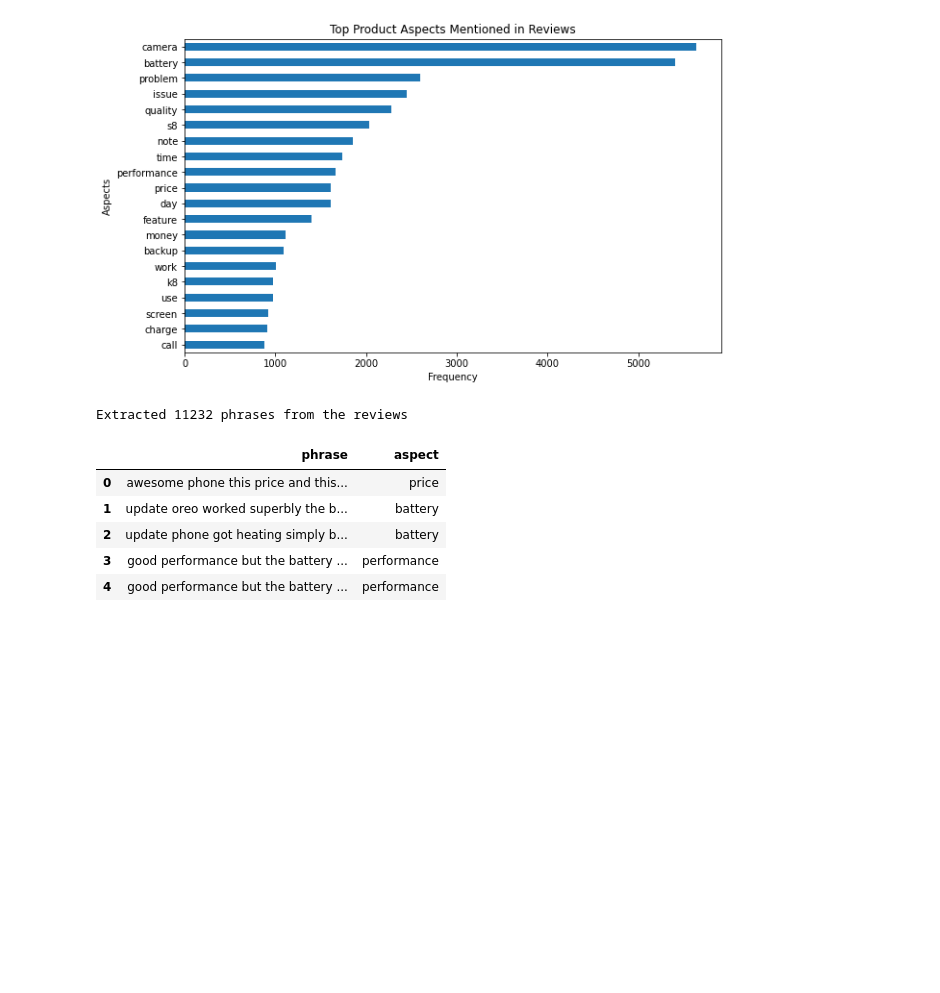
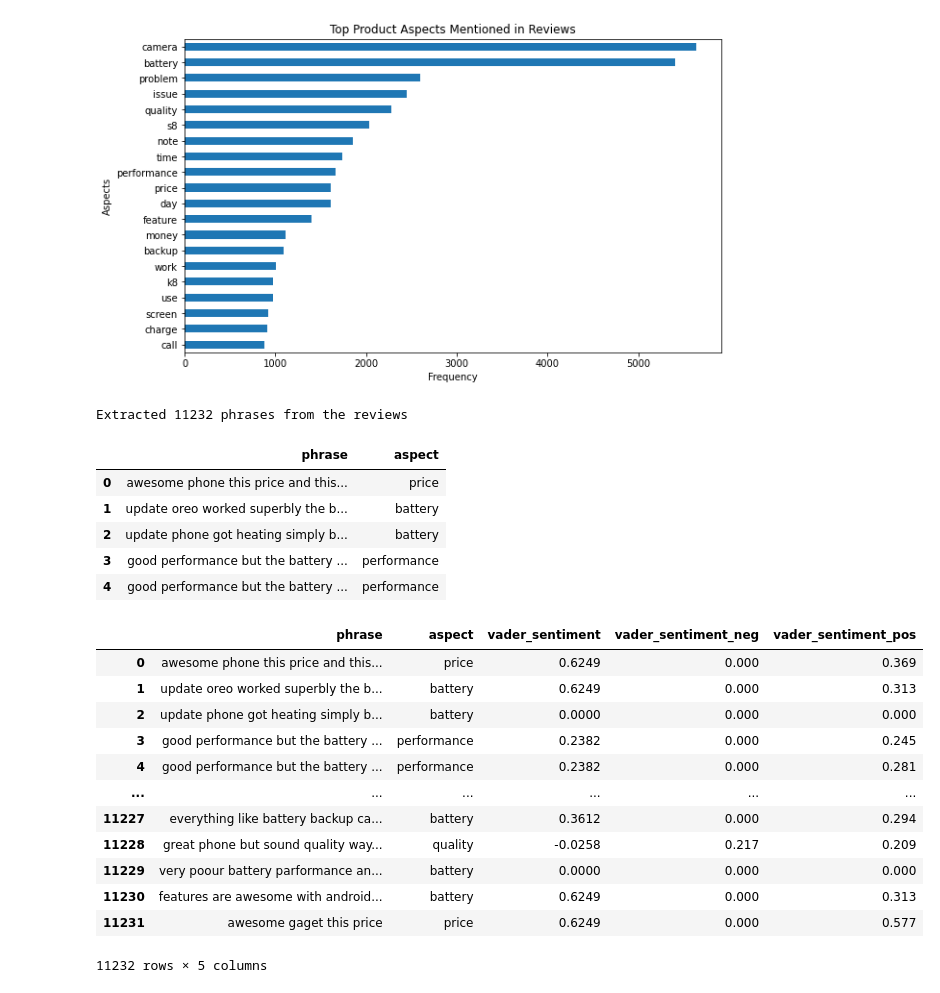
Before and after one commit to unibo-dtm-se-2324-Sentimazon/Sentimazon-Project, a Jupyter notebook: Main.ipynb, the cells around one changed output. Cells and saved outputs as stored; diff of their text form; code cells hidden in the pictures; blank space fills up the shorter version.

Commit message:
Use NLTK-Vader Sentiment analyzer

```diff
--- a/Main.ipynb
+++ b/Main.ipynb
@@ -266,3 +284,36 @@ Extracted 11232 phrases from the reviews
 | 2 | update phone got heating simply b... | battery |
 | 3 | good performance but the battery ... | performance |
 | 4 | good performance but the battery ... | performance |
+# %%
+import nltk
+from nltk.sentiment.vader import SentimentIntensityAnalyzer
+vader_sentiment = []
+vader_sentiment_neg = []
+vader_sentiment_pos = []
+sid = SentimentIntensityAnalyzer()
+for sentence in phrasesDF['phrase']:
+    try:
+        vader_sentiment.append(sid.polarity_scores(sentence)['compound'])
+        vader_sentiment_pos.append(sid.polarity_scores(sentence)['pos'])
+        vader_sentiment_neg.append(sid.polarity_scores(sentence)['neg'])
+    except:
+        vader_sentiment.append(0.5)
+phrasesDF['vader_sentiment'] = pd.Series(vader_sentiment)
+phrasesDF['vader_sentiment_neg'] = pd.Series(vader_sentiment_neg)
+phrasesDF['vader_sentiment_pos'] = pd.Series(vader_sentiment_pos)
+# %%
+phrasesDF
+# %% [output]
+|  | phrase | aspect | vader_sentiment | vader_sentiment_neg | vader_sentiment_pos |
+| 0 | awesome phone this price and this... | price | 0.6249 | 0.000 | 0.369 |
+| 1 | update oreo worked superbly the b... | battery | 0.6249 | 0.000 | 0.313 |
+| 2 | update phone got heating simply b... | battery | 0.0000 | 0.000 | 0.000 |
+| 3 | good performance but the battery ... | performance | 0.2382 | 0.000 | 0.245 |
+| 4 | good performance but the battery ... | performance | 0.2382 | 0.000 | 0.281 |
+| ... | ... | ... | ... | ... | ... |
+| 11227 | everything like battery backup ca... | battery | 0.3612 | 0.000 | 0.294 |
+| 11228 | great phone but sound quality way... | quality | -0.0258 | 0.217 | 0.209 |
+| 11229 | very poour battery parformance an... | battery | 0.0000 | 0.000 | 0.000 |
+| 11230 | features are awesome with android... | battery | 0.6249 | 0.000 | 0.313 |
+| 11231 | awesome gaget this price | price | 0.6249 | 0.000 | 0.577 |
+11232 rows × 5 columns
```
Also changed, not shown: parts of 1 cell of this notebook.
